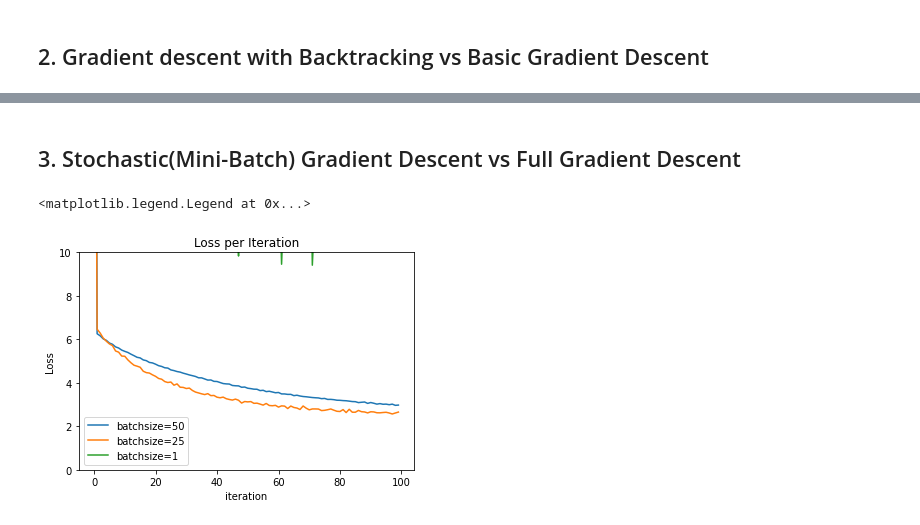
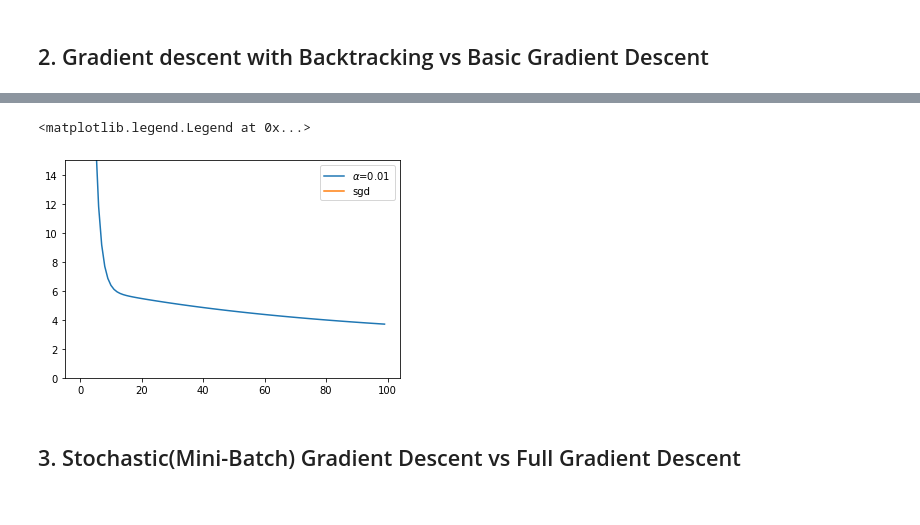
Before and after one commit to lookbackjh/MLstudy, a Jupyter notebook: Gradient Descent/test.ipynb, the cells around one changed output, grey strips where cells are left out. Saved outputs shown, nothing was run; the diff lists cells and outputs as text; code cells hidden in the pictures.

```diff
--- a/Gradient Descent/test.ipynb
+++ b/Gradient Descent/test.ipynb
@@ -55,16 +54,16 @@ plt.legend()
+# %%
+g_theta_hist,g_loss_hist,_ =gradDescent(X_train,y_train,alpha=0.05,num_iter=100,backtracking=False)
+
+batchsize=[10,25,50]
+plt.ylim(0,15)
+index=np.arange(0,100,1)
+
+plt.plot(index,g_loss_hist[0:100],label=r"$\alpha$={}".format(0.01))
+b_loss_hist,b_theta_hist= minibatchgradDescent(X_train,y_train,batchsize=1,alpha=0.05,num_iter=100) ##setting batchsize=1-> SGD
+plt.plot(index,np.mean(b_loss_hist,axis=1),label=r"sgd")
+plt.legend()
+# %% [output]
+<matplotlib.legend.Legend at 0x...>
+[figure, added]
 # %% [markdown]
 ## 3. Stochastic(Mini-Batch) Gradient Descent vs Full Gradient Descent
-# %%
-index=np.arange(0,100,1)
-batchsize=[50,25,1]
-for batchs in batchsize:
-    b_loss_hist =minibatchgradDescent(X_train,y_train,alpha=0.03,num_iter=100,batchsize=batchs)
-    plt.plot(index,b_loss_hist.mean(axis=1),label=r"batchsize={}".format(batchs))
-plt.title("Loss per Iteration")
-plt.xlabel("iteration")
-plt.ylabel("Loss")
-plt.ylim(0,10)
-plt.legend()
-# %% [output]
-<matplotlib.legend.Legend at 0x...>
-[figure, removed]
```
Also changed, not shown: parts of 5 cells of this notebook, 3 other files.
